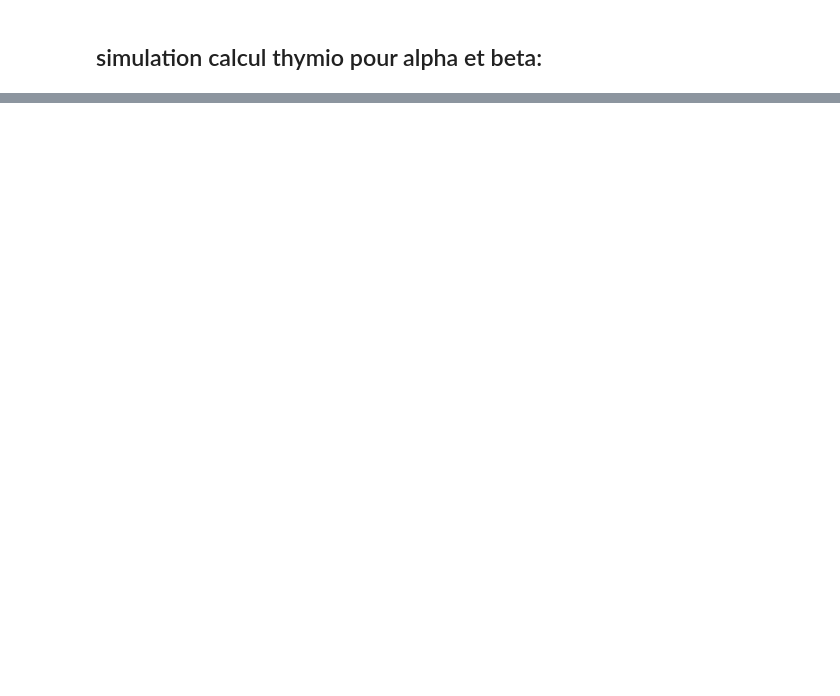
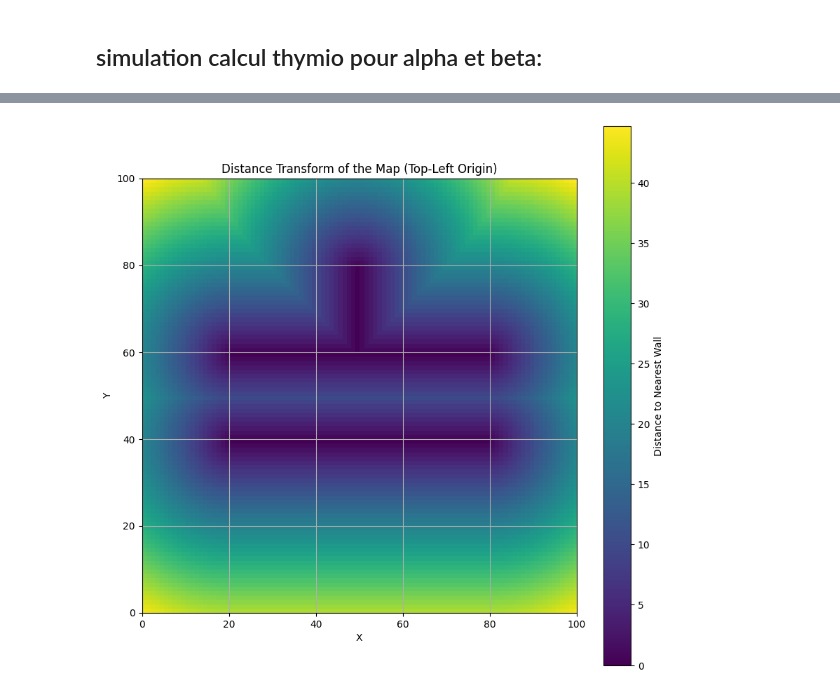
Before and after one commit to ashtondoane/MobileRoboticsProject, a Jupyter notebook: Motion_control_ekf_working.ipynb, the cells around one changed output, grey strips where cells are left out. Cells and saved outputs as stored; diff of their text form; code cells hidden in the pictures; blank space fills up the shorter version.

```diff
--- a/Motion_control_ekf_working.ipynb
+++ b/Motion_control_ekf_working.ipynb
@@ -943,0 +895,29 @@ stop_thymio()
+# %%
+from scipy.ndimage import distance_transform_edt
+
+
+
+# Define the global map for testing purposes
+global_map = np.zeros((100, 100))  # Create an empty map
+global_map[20:80, 40] = 1
+global_map[20:80, 60] = 1  # Vertical wall at x=60
+global_map[50, 20:40] = 1  # Horizontal wall at y=50
+
+
+# Compute the distance transform
+dist_map = distance_transform_edt(global_map == 0)  # Distance from free space to walls
+
+# Flip the distance map vertically for top-left origin like the camera!
+flipped_dist_map = np.flipud(dist_map)
+
+# Plot the flipped distance transform
+plt.figure(figsize=(10, 10))
+plt.imshow(flipped_dist_map.T, origin='upper', cmap='viridis', extent=(0, 100, 0, 100))  # Flipped map
+plt.colorbar(label="Distance to Nearest Wall")
+plt.title("Distance Transform of the Map (Top-Left Origin)")
+plt.xlabel("X")
+plt.ylabel("Y")
+plt.grid(True)
+plt.show()
+# %% [output]
+[figure, added]
```
Also changed, not shown: parts of 33 cells of this notebook, 1 other file.
